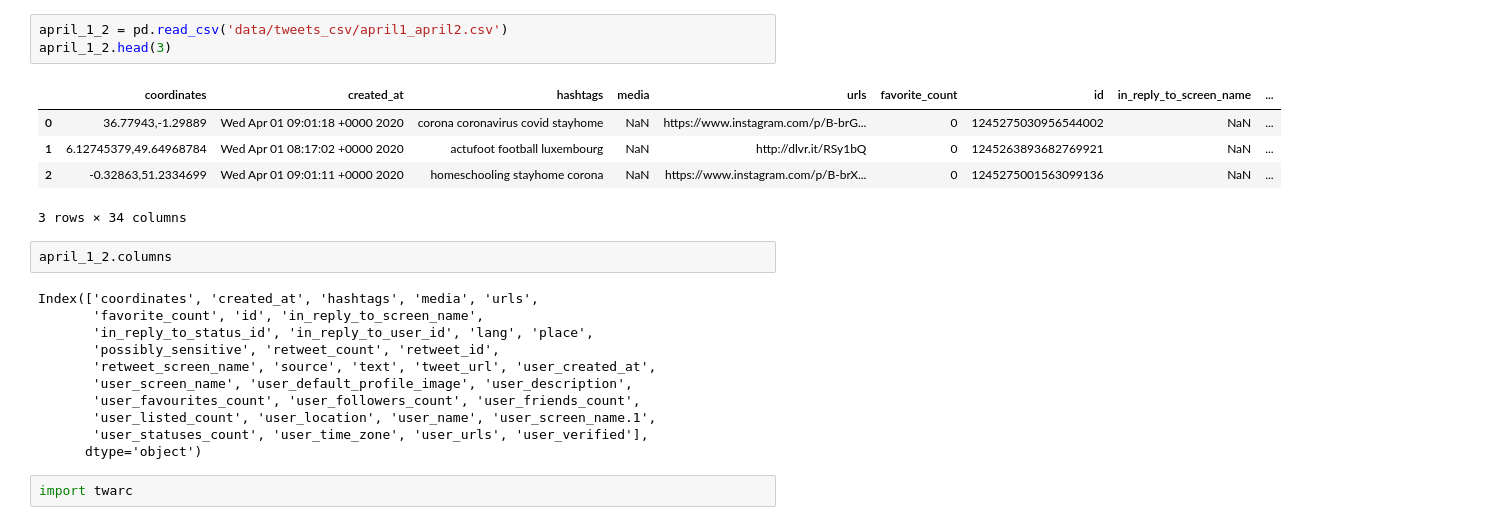
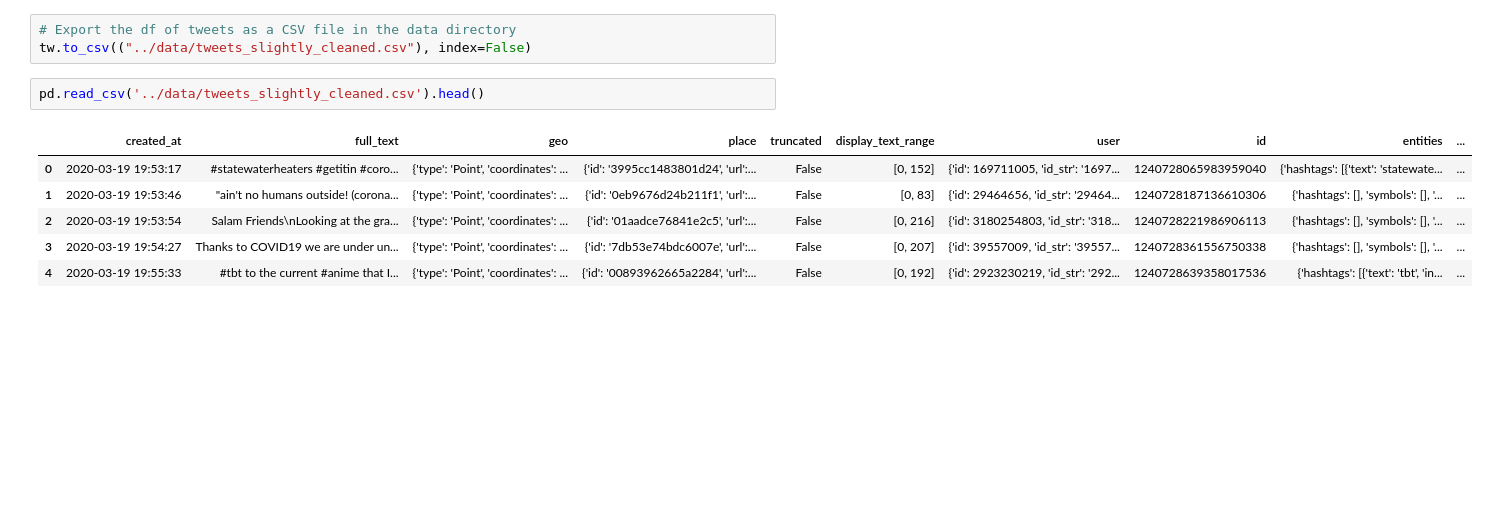
Before and after one commit to swethapola/w207_finalproject, a Jupyter notebook: notebooks/hydrating_tweets.ipynb, the cells around one changed output. Saved outputs shown, nothing was run; the diff lists cells and outputs as text; blank space fills up the shorter version.

```diff
--- a/notebooks/hydrating_tweets.ipynb
+++ b/notebooks/hydrating_tweets.ipynb
@@ -9,24 +102,12 @@ tweets_csv_dir
+# %%
+# Export the df of tweets as a CSV file in the data directory
+tw.to_csv(("../data/tweets_slightly_cleaned.csv"), index=False)
 # %%
-april_1_2 = pd.read_csv('data/tweets_csv/april1_april2.csv')
-april_1_2.head(3)
+pd.read_csv('../data/tweets_slightly_cleaned.csv').head()
 # %% [output]
-|  | coordinates | created_at | hashtags | media | urls | favorite_count | id | in_reply_to_screen_name | ... |
-| 0 | 36.77943,-1.29889 | Wed Apr 01 09:01:18 +0000 2020 | corona coronavirus covid stayhome | NaN | https://www.instagram.com/p/B-brG... | 0 | 1245275030956544002 | NaN | ... |
-| 1 | 6.12745379,49.64968784 | Wed Apr 01 08:17:02 +0000 2020 | actufoot football luxembourg | NaN | http://dlvr.it/RSy1bQ | 0 | 1245263893682769921 | NaN | ... |
-| 2 | -0.32863,51.2334699 | Wed Apr 01 09:01:11 +0000 2020 | homeschooling stayhome corona | NaN | https://www.instagram.com/p/B-brX... | 0 | 1245275001563099136 | NaN | ... |
+|  | created_at | full_text | geo | place | truncated | display_text_range | user | id | entities | ... |
+| 0 | 2020-03-19 19:53:17 | #statewaterheaters #getitin #coro... | {'type': 'Point', 'coordinates': ... | {'id': '3995cc1483801d24', 'url':... | False | [0, 152] | {'id': 169711005, 'id_str': '1697... | 1240728065983959040 | {'hashtags': [{'text': 'statewate... | ... |
+| 1 | 2020-03-19 19:53:46 | "ain't no humans outside! (corona... | {'type': 'Point', 'coordinates': ... | {'id': '0eb9676d24b211f1', 'url':... | False | [0, 83] | {'id': 29464656, 'id_str': '29464... | 1240728187136610306 | {'hashtags': [], 'symbols': [], '... | ... |
+| 2 | 2020-03-19 19:53:54 | Salam Friends\nLooking at the gra... | {'type': 'Point', 'coordinates': ... | {'id': '01aadce76841e2c5', 'url':... | False | [0, 216] | {'id': 3180254803, 'id_str': '318... | 1240728221986906113 | {'hashtags': [], 'symbols': [], '... | ... |
+| 3 | 2020-03-19 19:54:27 | Thanks to COVID19 we are under un... | {'type': 'Point', 'coordinates': ... | {'id': '7db53e74bdc6007e', 'url':... | False | [0, 207] | {'id': 39557009, 'id_str': '39557... | 1240728361556750338 | {'hashtags': [], 'symbols': [], '... | ... |
+| 4 | 2020-03-19 19:55:33 | #tbt to the current #anime that I... | {'type': 'Point', 'coordinates': ... | {'id': '00893962665a2284', 'url':... | False | [0, 192] | {'id': 2923230219, 'id_str': '292... | 1240728639358017536 | {'hashtags': [{'text': 'tbt', 'in... | ... |
-3 rows × 34 columns
-# %%
-april_1_2.columns
-# %% [output]
-Index(['coordinates', 'created_at', 'hashtags', 'media', 'urls',
-       'favorite_count', 'id', 'in_reply_to_screen_name',
-       'in_reply_to_status_id', 'in_reply_to_user_id', 'lang', 'place',
-       'possibly_sensitive', 'retweet_count', 'retweet_id',
-       'retweet_screen_name', 'source', 'text', 'tweet_url', 'user_created_at',
-       'user_screen_name', 'user_default_profile_image', 'user_description',
-       'user_favourites_count', 'user_followers_count', 'user_friends_count',
-       'user_listed_count', 'user_location', 'user_name', 'user_screen_name.1',
-       'user_statuses_count', 'user_time_zone', 'user_urls', 'user_verified'],
-      dtype='object')
-# %%
-import twarc
```
Also changed, not shown: parts of 25 cells of this notebook, 2 other files.
